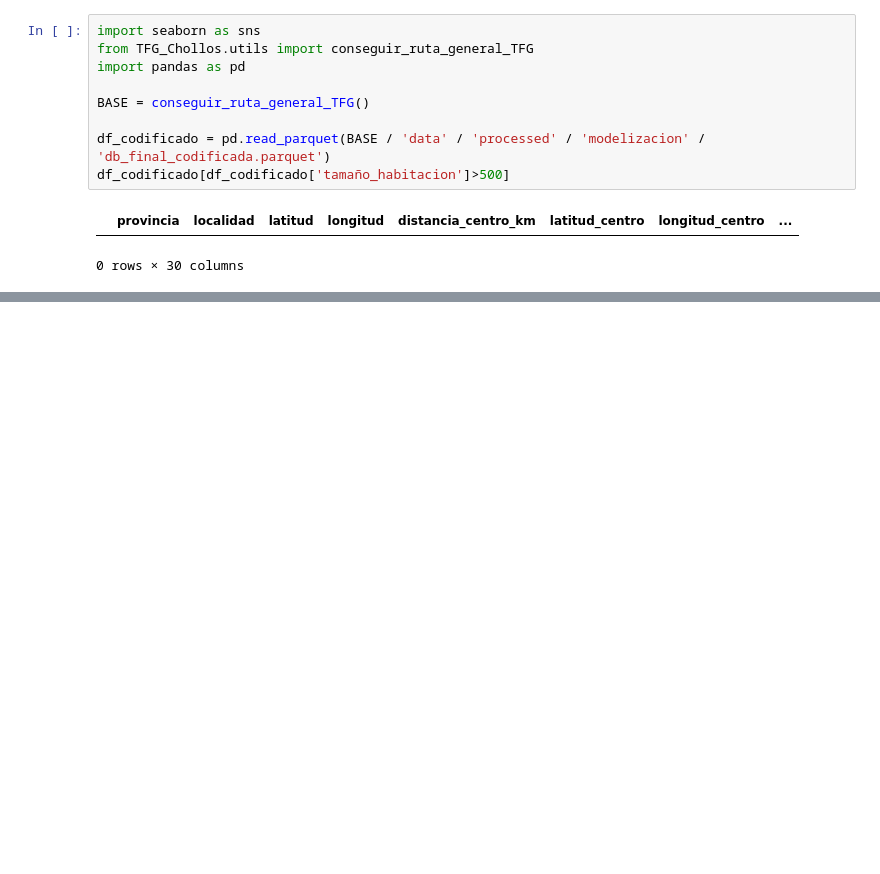
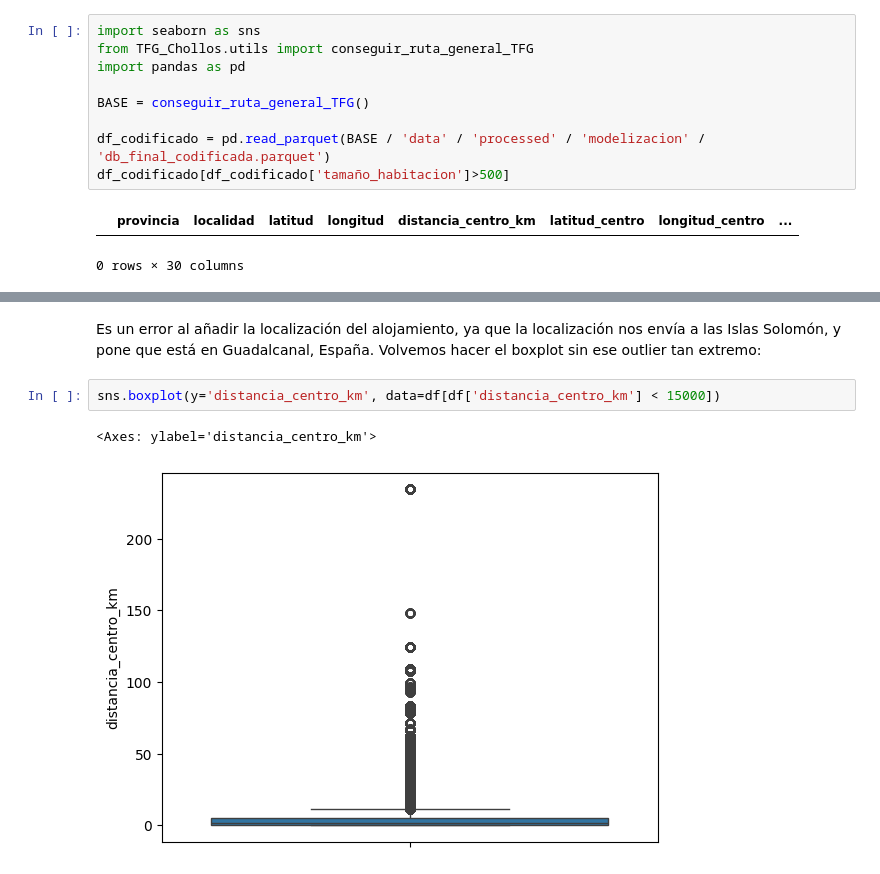
Before and after one commit to Marjimleo3/TFG, a Jupyter notebook: TFG_Chollos/Cleaning/Analizador.ipynb, the cells around one changed output, grey strips where cells are left out. Drawn from its saved outputs; the diff is of its cells as text; blank space fills up the shorter version.

```diff
--- a/TFG_Chollos/Cleaning/Analizador.ipynb
+++ b/TFG_Chollos/Cleaning/Analizador.ipynb
@@ -137,0 +146,8 @@ KeyboardInterrupt:
+# %% [markdown]
+Es un error al añadir la localización del alojamiento, ya que la localización nos envía a las Islas Solomón, y pone que está en Guadalcanal, España.
+Volvemos hacer el boxplot sin ese outlier tan extremo:
+# %%
+sns.boxplot(y='distancia_centro_km', data=df[df['distancia_centro_km'] < 15000])
+# %% [output]
+<Axes: ylabel='distancia_centro_km'>
+[figure, added]
```
Also changed, not shown: parts of 11 cells of this notebook, 4 other files.
